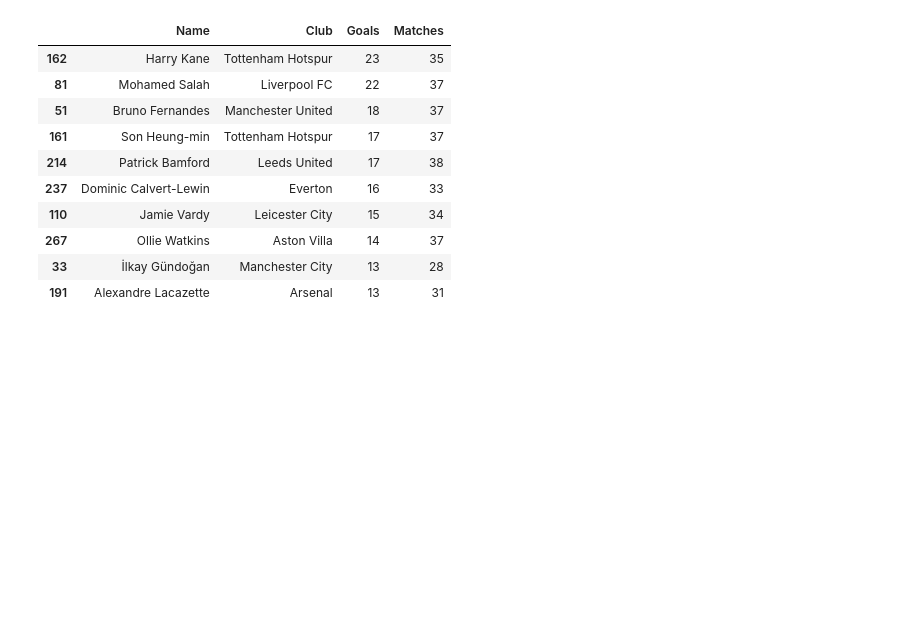
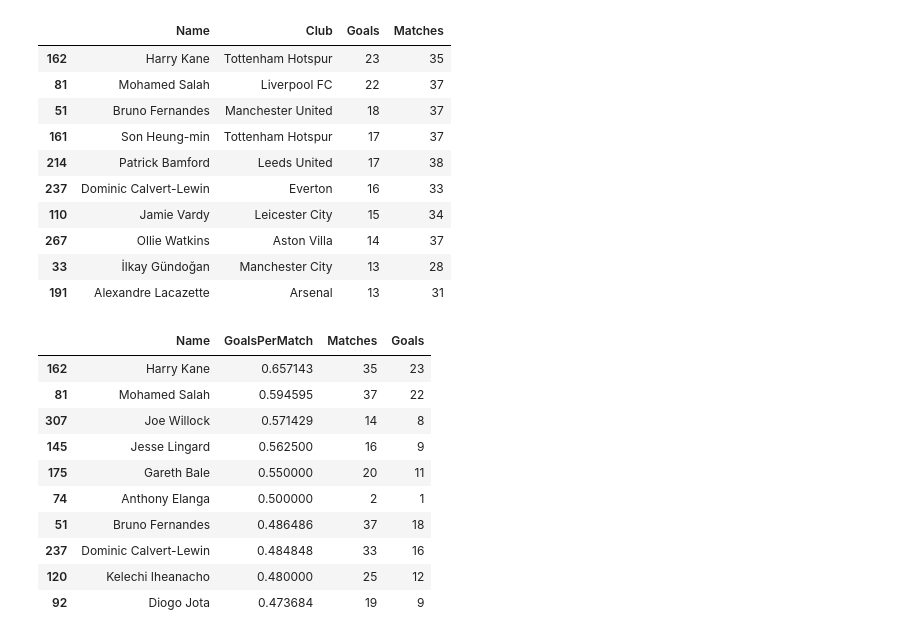
Before and after one commit to ishtiakrongon/PythonProject2-Exploratory_Data_Analysis_Using_Python, a Jupyter notebook: eda_on_football_data.ipynb, the cells around one changed output. Drawn from its saved outputs; the diff is of its cells as text; code cells hidden in the pictures; blank space fills up the shorter version.

```diff
--- a/eda_on_football_data.ipynb
+++ b/eda_on_football_data.ipynb
@@ -365,3 +365,20 @@ top_10_goals
 | 267 | Ollie Watkins | Aston Villa | 14 | 37 |
 | 33 | İlkay Gündoğan | Manchester City | 13 | 28 |
 | 191 | Alexandre Lacazette | Arsenal | 13 | 31 |
+# %%
+# Top 10 goals per match
+
+top_10_goals_per_match = epl_df[['Name', 'GoalsPerMatch', 'Matches', 'Goals']].nlargest(n = 10, columns = 'GoalsPerMatch')
+top_10_goals_per_match
+# %% [output]
+|  | Name | GoalsPerMatch | Matches | Goals |
+| 162 | Harry Kane | 0.657143 | 35 | 23 |
+| 81 | Mohamed Salah | 0.594595 | 37 | 22 |
+| 307 | Joe Willock | 0.571429 | 14 | 8 |
+| 145 | Jesse Lingard | 0.562500 | 16 | 9 |
+| 175 | Gareth Bale | 0.550000 | 20 | 11 |
+| 74 | Anthony Elanga | 0.500000 | 2 | 1 |
+| 51 | Bruno Fernandes | 0.486486 | 37 | 18 |
+| 237 | Dominic Calvert-Lewin | 0.484848 | 33 | 16 |
+| 120 | Kelechi Iheanacho | 0.480000 | 25 | 12 |
+| 92 | Diogo Jota | 0.473684 | 19 | 9 |
```
